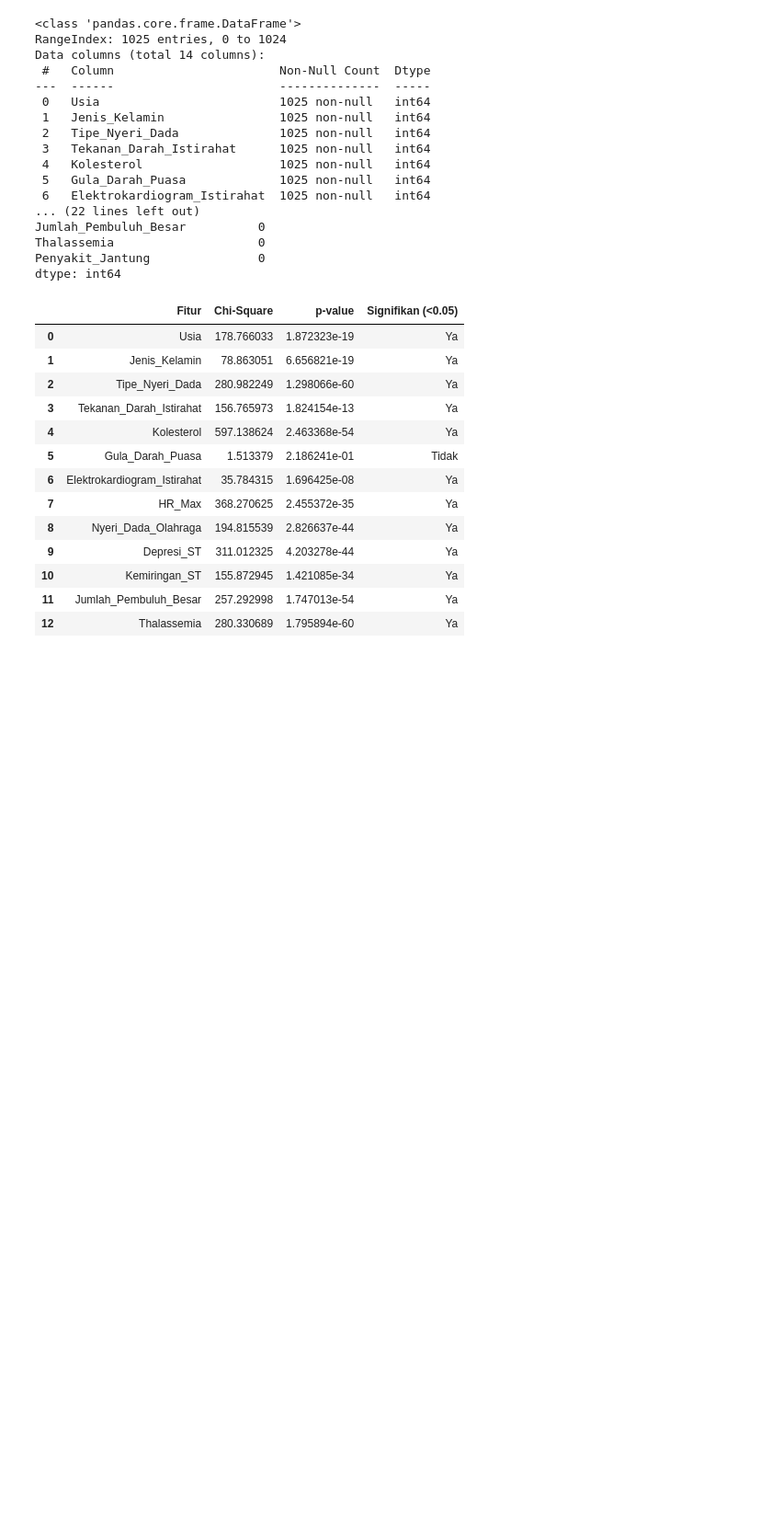
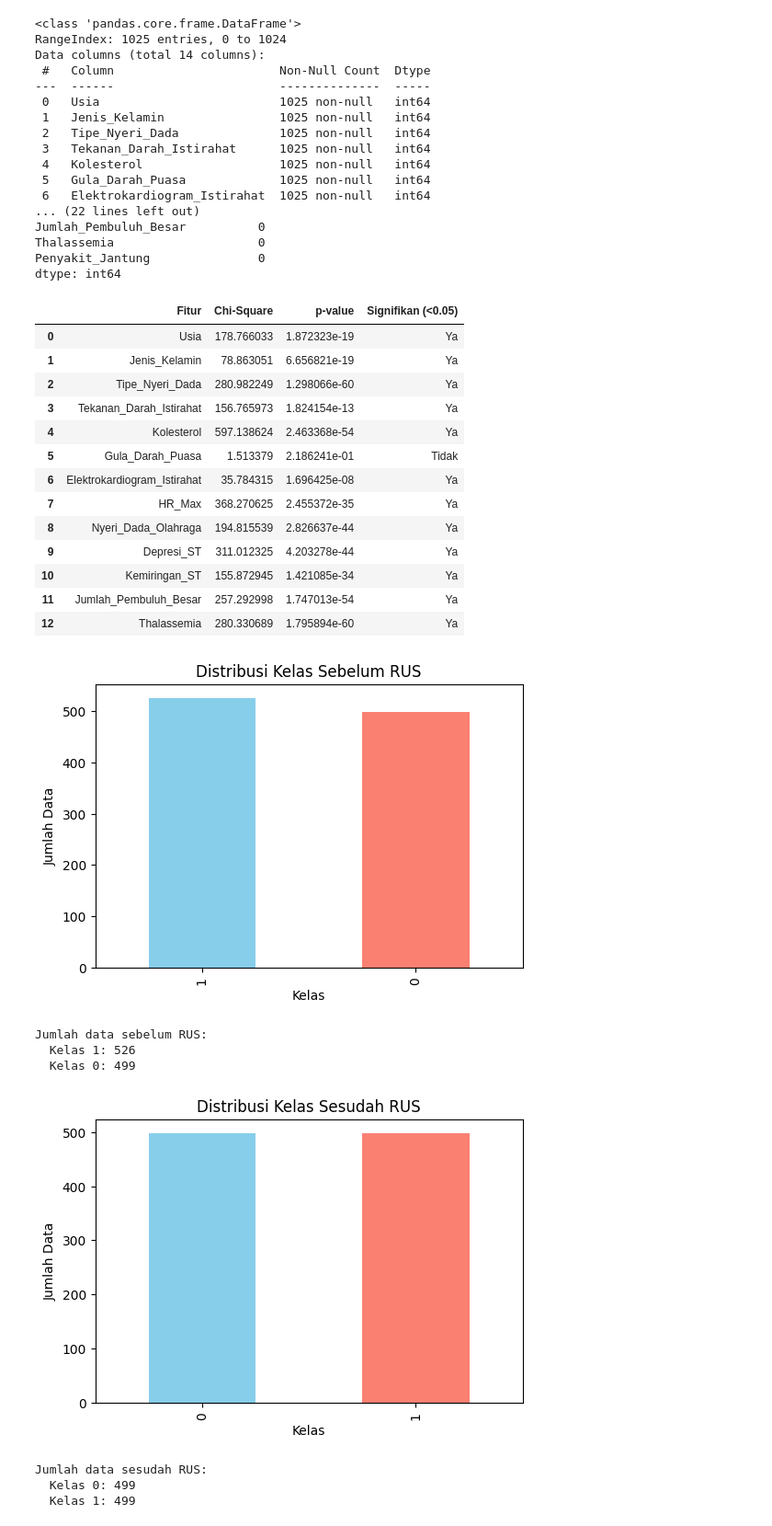
Before and after one commit to aishalaily/UTS-MachineLearning, a Jupyter notebook: proses.ipynb, the cells around one changed output. Shown at 92% size. Saved outputs shown, nothing was run; the diff lists cells and outputs as text; code cells hidden in the pictures; blank space fills up the shorter version.

Commit message:
imbalanced data

```diff
--- a/proses.ipynb
+++ b/proses.ipynb
@@ -93,3 +93,52 @@ chi2_df
 | 10 | Kemiringan_ST | 155.872945 | 1.421085e-34 | Ya |
 | 11 | Jumlah_Pembuluh_Besar | 257.292998 | 1.747013e-54 | Ya |
 | 12 | Thalassemia | 280.330689 | 1.795894e-60 | Ya |
+# %%
+#IMBALANCED DATA (RUS)
+import pandas as pd
+import matplotlib.pyplot as plt
+from imblearn.under_sampling import RandomUnderSampler
+
+df = pd.read_csv("penyakit_jantung.csv")
+target = "Penyakit_Jantung"
+
+X = df.drop(columns=[target])
+y = df[target]
+
+before_counts = y.value_counts()
+
+plt.figure(figsize=(6,4))
+before_counts.plot(kind='bar', color=['skyblue', 'salmon'])
+plt.title("Distribusi Kelas Sebelum RUS")
+plt.xlabel("Kelas")
+plt.ylabel("Jumlah Data")
+plt.show()
+
+print("Jumlah data sebelum RUS:")
+for kelas, jumlah in before_counts.items():
+    print(f"  Kelas {kelas}: {jumlah}")
+
+rus = RandomUnderSampler(random_state=42)
+X_res, y_res = rus.fit_resample(X, y)
+
+after_counts = y_res.value_counts()
+
+plt.figure(figsize=(6,4))
+after_counts.plot(kind='bar', color=['skyblue', 'salmon'])
+plt.title("Distribusi Kelas Sesudah RUS")
+plt.xlabel("Kelas")
+plt.ylabel("Jumlah Data")
+plt.show()
+
+print("\nJumlah data sesudah RUS:")
+for kelas, jumlah in after_counts.items():
+    print(f"  Kelas {kelas}: {jumlah}")
+# %% [output]
+[figure, added]
+Jumlah data sebelum RUS:
+  Kelas 1: 526
+  Kelas 0: 499
+[figure, added]
+Jumlah data sesudah RUS:
+  Kelas 0: 499
+  Kelas 1: 499
```
